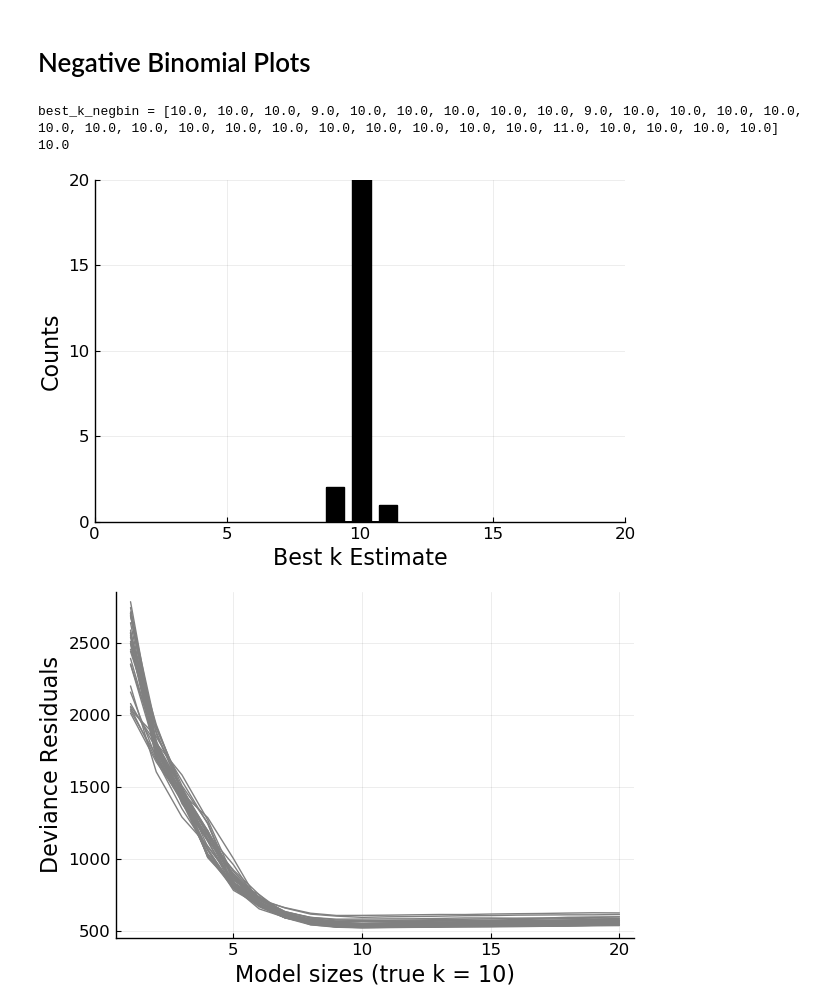
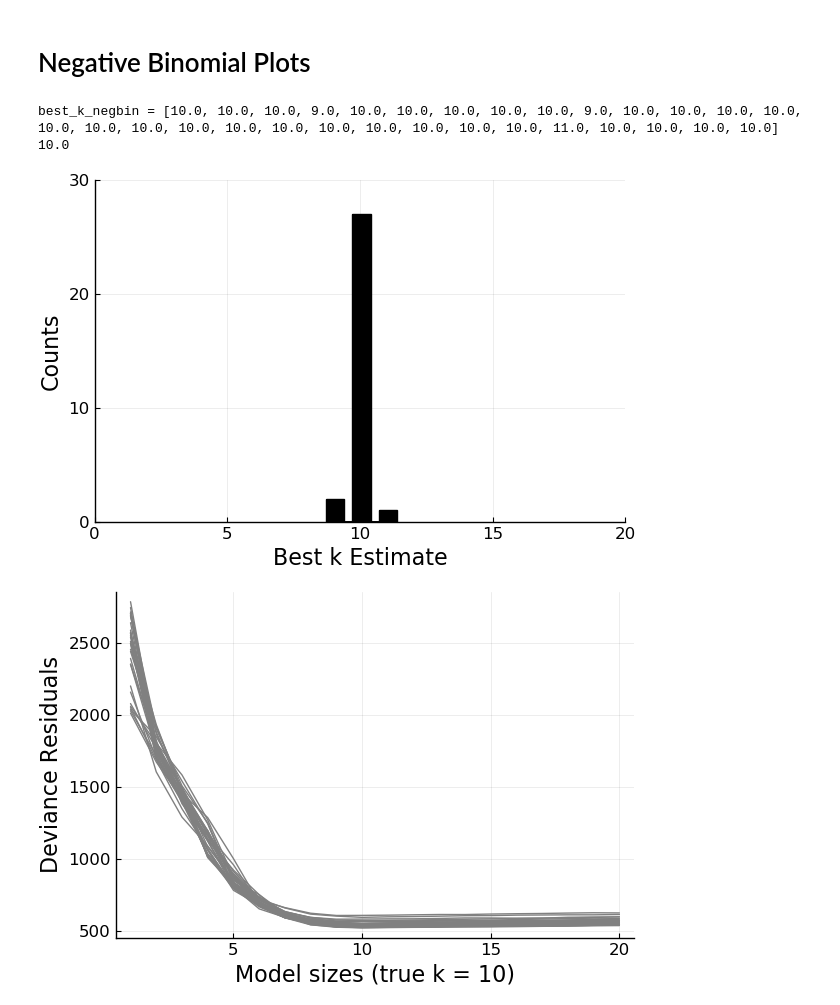
Before and after one commit to OpenMendel/MendelIHT.jl, a Jupyter notebook: figures/cross_validation/drs_figures.ipynb, the cells around one changed output. Cells and saved outputs as stored; diff of their text form; code cells hidden in the pictures.

```diff
--- a/figures/cross_validation/drs_figures.ipynb
+++ b/figures/cross_validation/drs_figures.ipynb
@@ -205,18 +171,18 @@ poisson_plt = Plots.plot(models, poisson_cv_drs_nodebias_removed_outliers, color
 # %%
 best_k_negbin = zeros(30)
 for i in 1:30
     best_k_negbin[i] = argmin(negativebinomial_cv_drs_nodebias[:, i])
 end
 @show best_k_negbin
 println(median(best_k_negbin))
 
-negativebinomial_bar = histogram(best_k_negbin, ylim = (0, 20), xlim = (0, 20), legend=false,
+negativebinomial_bar = histogram(best_k_negbin, ylim = (0, 30), xlim = (0, 20), legend=false,
     color = :black, bins=20, xlabel="Best k Estimate", bar_width=0.7,
     ylabel="Counts")
 # %% [output]
 best_k_negbin = [10.0, 10.0, 10.0, 9.0, 10.0, 10.0, 10.0, 10.0, 10.0, 9.0, 10.0, 10.0, 10.0, 10.0, 10.0, 10.0, 10.0, 10.0, 10.0, 10.0, 10.0, 10.0, 10.0, 10.0, 10.0, 11.0, 10.0, 10.0, 10.0, 10.0]
 10.0
-[figure, old version]
+[figure, new version]
 # %%
 negativebinomial_plt = Plots.plot(models, negativebinomial_cv_drs_nodebias, color = :grey,
     label=mylabels, legend=false, ylabel = "Deviance Residuals",
```
Also changed, not shown: parts of 5 cells of this notebook, 4 other files.
